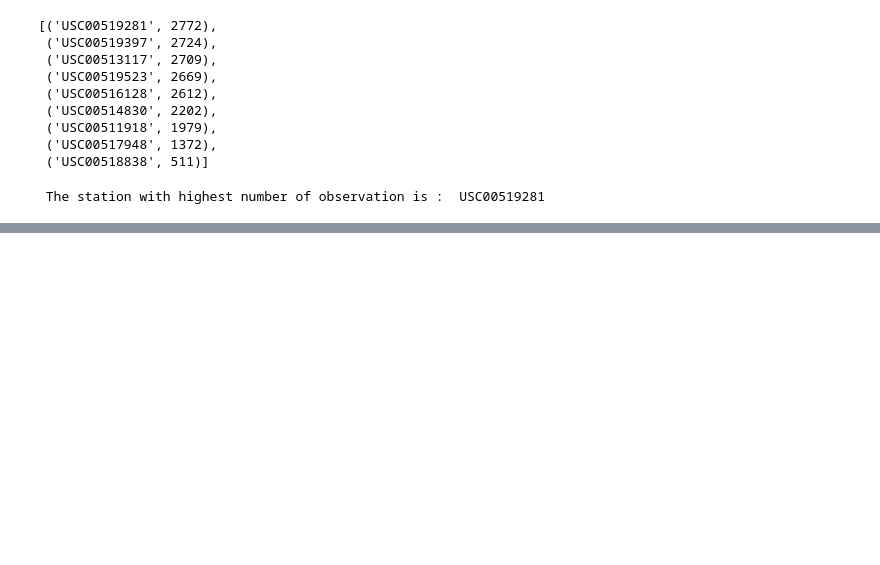
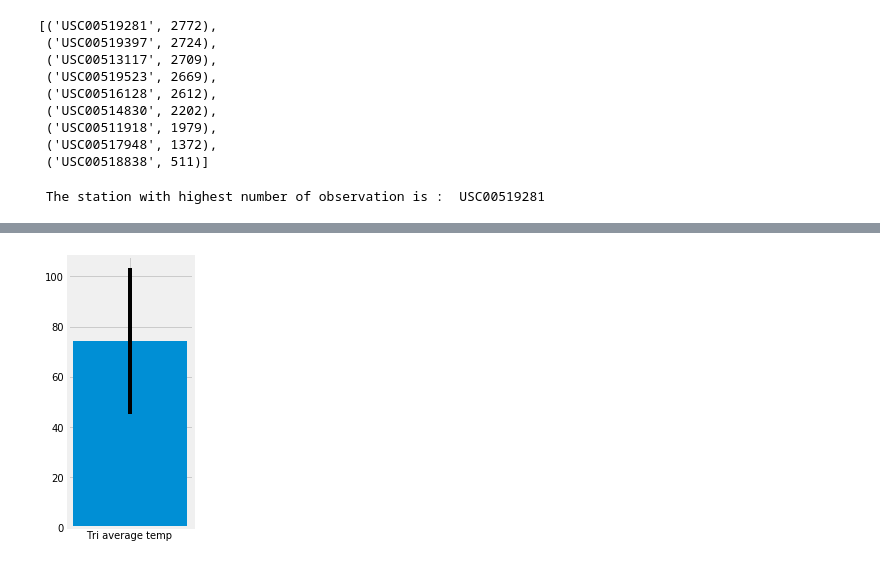
Before and after one commit to kayambi/Surfs_Up-Climate-Analysis-, a Jupyter notebook: SQLAlachemy ASSIGNMENT .ipynb, the cells around one changed output, grey strips where cells are left out. Cells and saved outputs as stored; diff of their text form; code cells hidden in the pictures; blank space fills up the shorter version.

```diff
--- a/SQLAlachemy ASSIGNMENT .ipynb
+++ b/SQLAlachemy ASSIGNMENT .ipynb
@@ -308,0 +321,15 @@ engine.execute('SELECT * FROM station LIMIT 10').fetchall()
+# %%
+
+def calc_temps(start_date, end_date):
+    trip_dates = session.query(measurement.date, measurement.tobs).filter(measurement.date >= start_date,\
+         measurement.date <= end_date).all()
+    trip_dates_df = pd.DataFrame(trip_dates)
+    max_temp = trip_dates_df["tobs"].max()
+    min_temp = trip_dates_df["tobs"].min()
+    mean_temp = trip_dates_df["tobs"].mean()
+    plt.figure(figsize=(2,5))
+    plt.bar(1,mean_temp, yerr= max_temp - min_temp, tick_label="Tri average temp ")
+    plt.show()
+calc_temps("2017-01-01", "2018-01-01")
+# %% [output]
+[figure, added]
```
Also changed, not shown: parts of 28 cells of this notebook.
